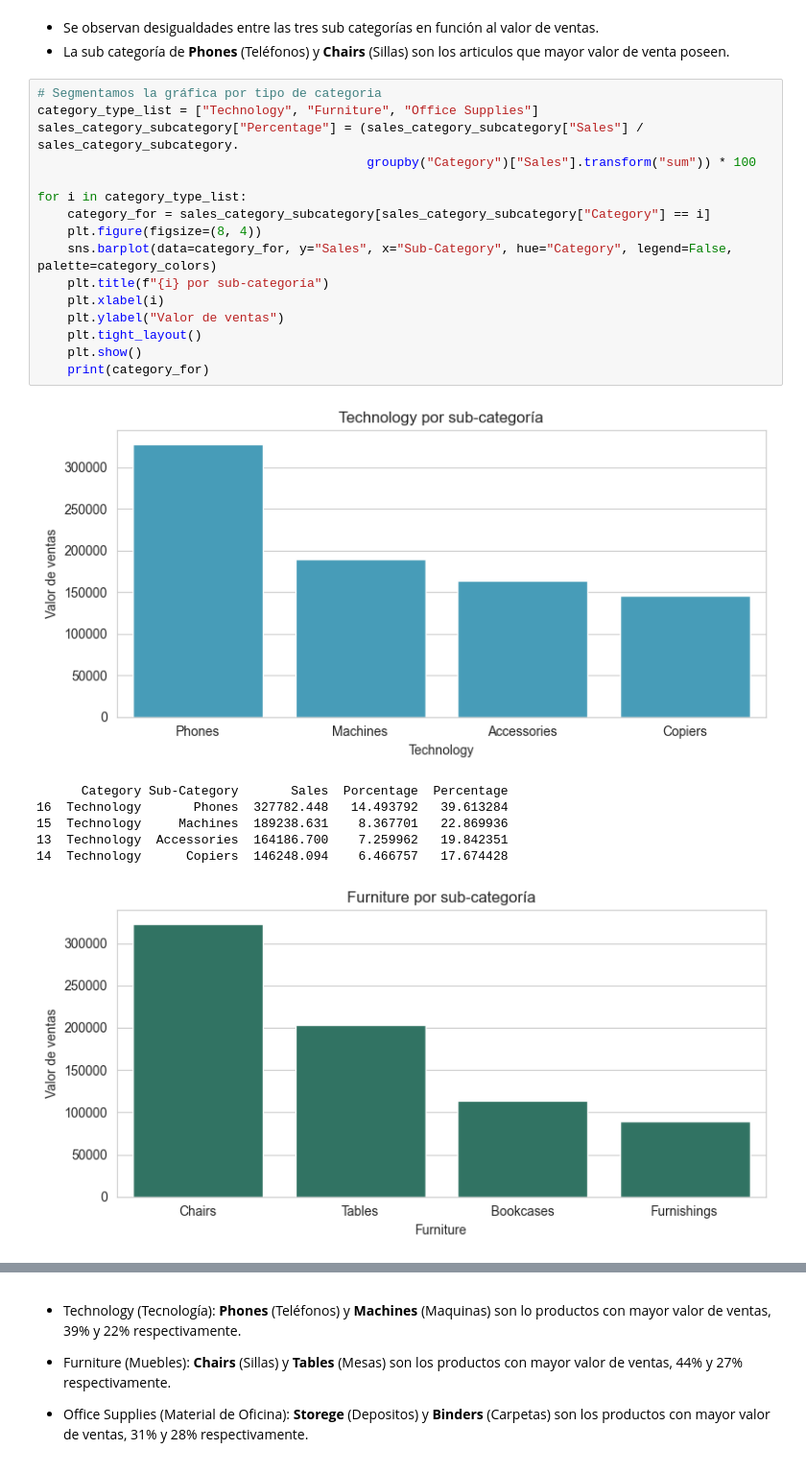
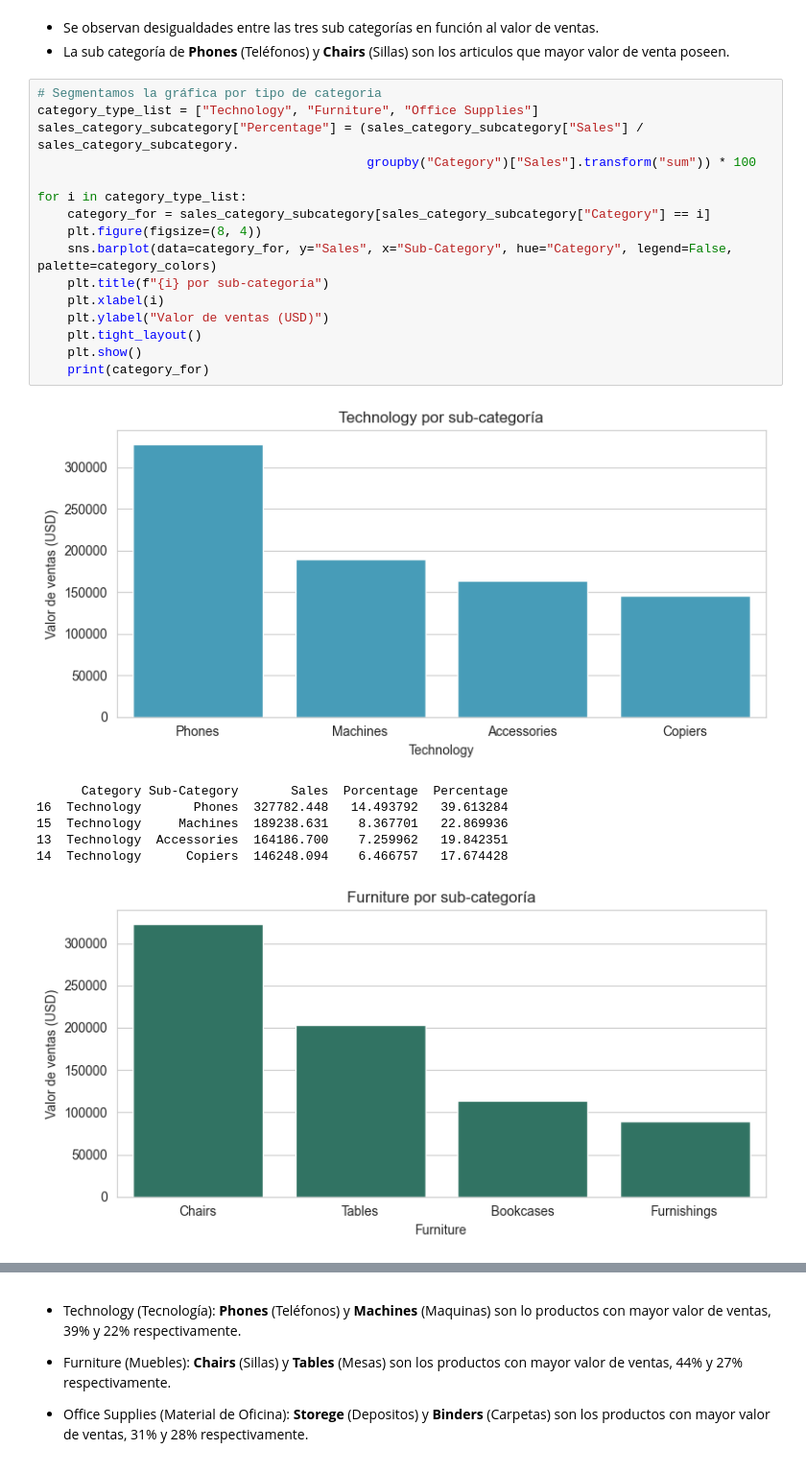
Before and after one commit to JBolaOcho/Superstore_Sales_Analysis, a Jupyter notebook: notebooks/1_EDA.ipynb, the cells around one changed output, grey strips where cells are left out. Shown at 96% size. Cells and saved outputs as stored; diff of their text form.

```diff
--- a/notebooks/1_EDA.ipynb
+++ b/notebooks/1_EDA.ipynb
@@ -239,27 +239,27 @@ print(sales_category_subcategory)
 # %%
 # Segmentamos la gráfica por tipo de categoria
 category_type_list = ["Technology", "Furniture", "Office Supplies"]
 sales_category_subcategory["Percentage"] = (sales_category_subcategory["Sales"] / sales_category_subcategory.
                                             groupby("Category")["Sales"].transform("sum")) * 100
 
 for i in category_type_list:
     category_for = sales_category_subcategory[sales_category_subcategory["Category"] == i]
     plt.figure(figsize=(8, 4))
     sns.barplot(data=category_for, y="Sales", x="Sub-Category", hue="Category", legend=False, palette=category_colors)
     plt.title(f"{i} por sub-categoría")
     plt.xlabel(i)
-    plt.ylabel("Valor de ventas")
+    plt.ylabel("Valor de ventas (USD)")
     plt.tight_layout()
     plt.show()
     print(category_for)
 # %% [output]
-[figure, old version]
+[figure, new version]
       Category Sub-Category       Sales  Porcentage  Percentage
 16  Technology       Phones  327782.448   14.493792   39.613284
 15  Technology     Machines  189238.631    8.367701   22.869936
 13  Technology  Accessories  164186.700    7.259962   19.842351
 14  Technology      Copiers  146248.094    6.466757   17.674428
-[figure, old version]
+[figure, new version]
     Category Sub-Category        Sales  Porcentage  Percentage
 1  Furniture       Chairs  322822.7310   14.274485   44.303703
 3  Furniture       Tables  202810.6280    8.967824   27.833424
```
Also changed, not shown: parts of 10 cells of this notebook.
